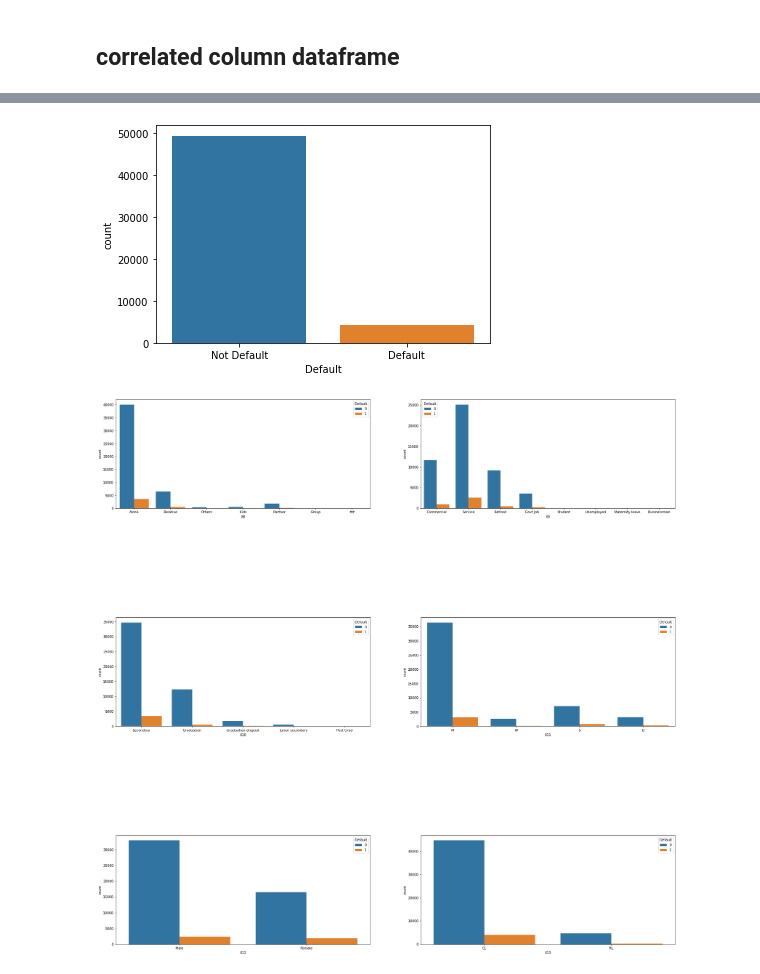
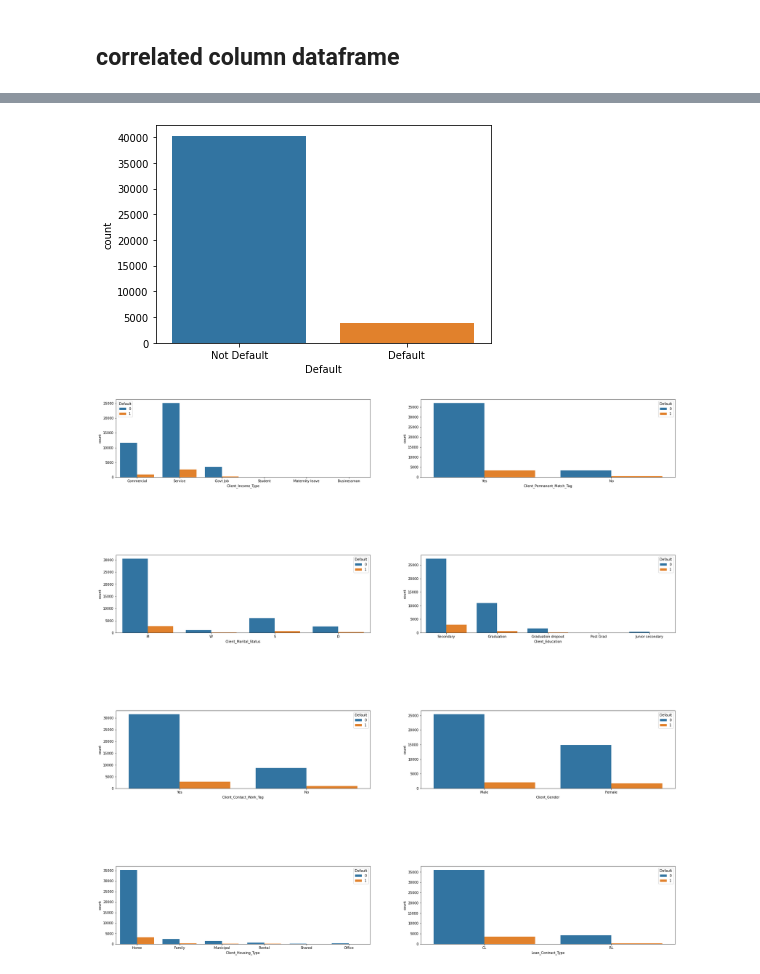
Before and after one commit to Asanka98/Regression, a Jupyter notebook: Logistic Regression/Logistic Regression V1.ipynb, the cells around one changed output, grey strips where cells are left out. Cells and saved outputs as stored; diff of their text form; code cells hidden in the pictures.

```diff
--- a/Logistic Regression/Logistic Regression V1.ipynb
+++ b/Logistic Regression/Logistic Regression V1.ipynb
@@ -207,27 +330,0 @@ df_.describe(include='all')
-# %%
-for k in range(0,9):
-
-    for x in df_['X'+str(k)]:
-
-        if (x == '$'):
-            df_.drop(df_[df_['X'+str(k)] == '$'].index, inplace = True)
-# %%
-for k in range(0,9):
-
-    for x in df_['X'+str(k)]:
-
-        if (x == '#VALUE!'):
-            df_.drop(df_[df_[f'X{k}'] == '#VALUE!'].index, inplace = True)
-# %%
-for k in range(0,9):
-
-    for x in df_['X'+str(k)]:
-
-        if (x == 'null'):
-            df_.drop(df_[df_[f'X{k}'] == 'null'].index, inplace = True)
-# %%
-for k in range(9,14):
-
-    for x in df_['X'+str(k)]:
-        if (x == 'XNA'):
-            df_.drop(df_[df_[f'X{k}'] == 'XNA'].index, inplace = True)
@@ -241,21 +404,22 @@ cat_cols
 # %%
-pred_var = sns.countplot(df_['Default'])
+pred_var = sns.countplot(Finaldf['Default'])
 pred_var.set_xticklabels(['Not Default','Default'])
 plt.show()
 # %% [output]
-[figure, old version]
+[figure, new version]
 # %%
-catg_cols = ['X8','X9','X10','X11','X12','X13']
+catg_cols = ['Client_Income_Type', 'Client_Permanent_Match_Tag', 'Client_Marital_Status', 'Client_Education', 'Client_Contact_Work_Tag', 'Client_Gender',
+'Client_Housing_Type', 'Loan_Contract_Type']
 
-figure, axes = plt.subplots(3, 2, figsize = (30, 30))
+figure, axes = plt.subplots(4, 2, figsize = (30, 30))
 
 for index, catg_col in enumerate(catg_cols):
 
     row, col = index // 2, index % 2
 
-    sns.countplot( x = catg_col, data = df_, hue = 'Default', ax=axes[row, col] )
+    sns.countplot( x = catg_col, data = df1, hue = 'Default', ax=axes[row, col] )
 
 
 plt.subplots_adjust(hspace = 1 )
 # %% [output]
-[figure, old version]
+[figure, new version]
```
Also changed, not shown: parts of 87 cells of this notebook, 5 other files.
